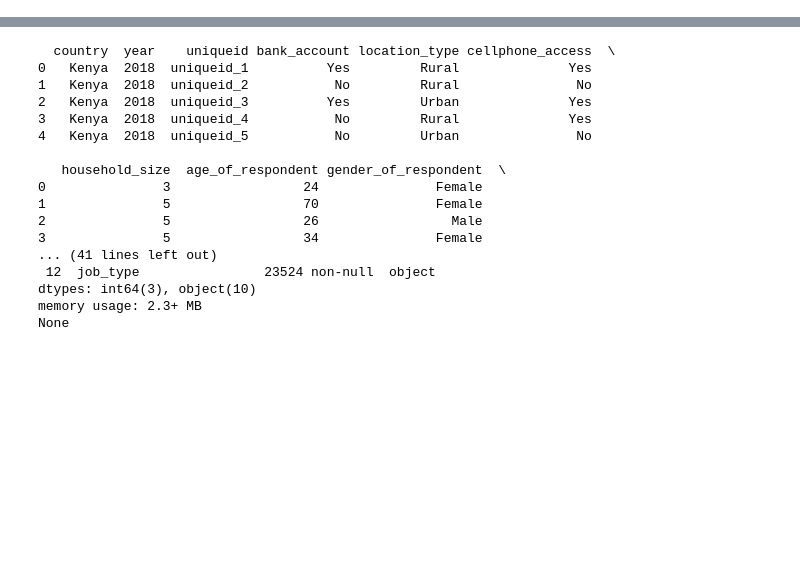
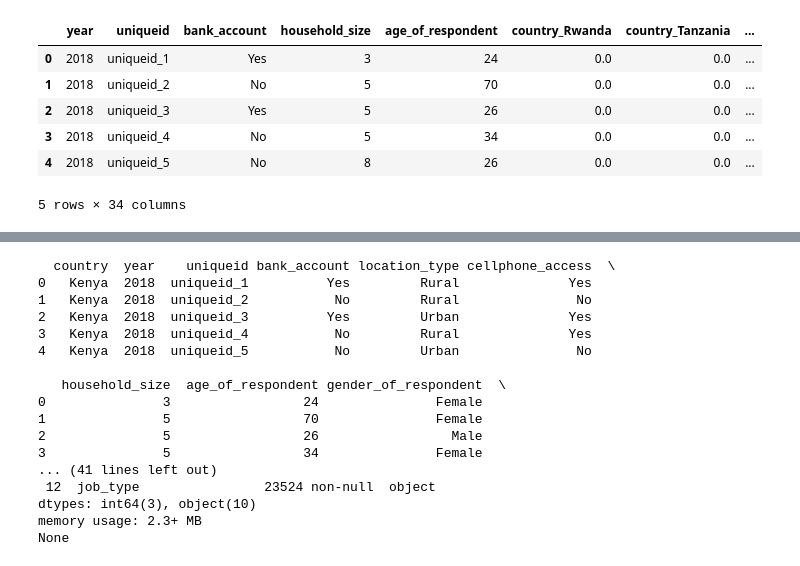
Before and after one commit to Venant2/Financial-Inclusion, a Jupyter notebook: F.I Juypter NoteBook.ipynb, the cells around one changed output, grey strips where cells are left out. Saved outputs shown, nothing was run; the diff lists cells and outputs as text; code cells hidden in the pictures; blank space fills up the shorter version.

```diff
--- a/F.I Juypter NoteBook.ipynb
+++ b/F.I Juypter NoteBook.ipynb
@@ -5,0 +19,10 @@ df = pd.read_csv('C:\\Users\\user\\Downloads\\Train.csv')
+# %%
+df.head()
+# %% [output]
+|  | year | uniqueid | bank_account | household_size | age_of_respondent | country_Rwanda | country_Tanzania | ... |
+| 0 | 2018 | uniqueid_1 | Yes | 3 | 24 | 0.0 | 0.0 | ... |
+| 1 | 2018 | uniqueid_2 | No | 5 | 70 | 0.0 | 0.0 | ... |
+| 2 | 2018 | uniqueid_3 | Yes | 5 | 26 | 0.0 | 0.0 | ... |
+| 3 | 2018 | uniqueid_4 | No | 5 | 34 | 0.0 | 0.0 | ... |
+| 4 | 2018 | uniqueid_5 | No | 8 | 26 | 0.0 | 0.0 | ... |
+5 rows × 34 columns
```
Also changed, not shown: parts of 8 cells of this notebook.
